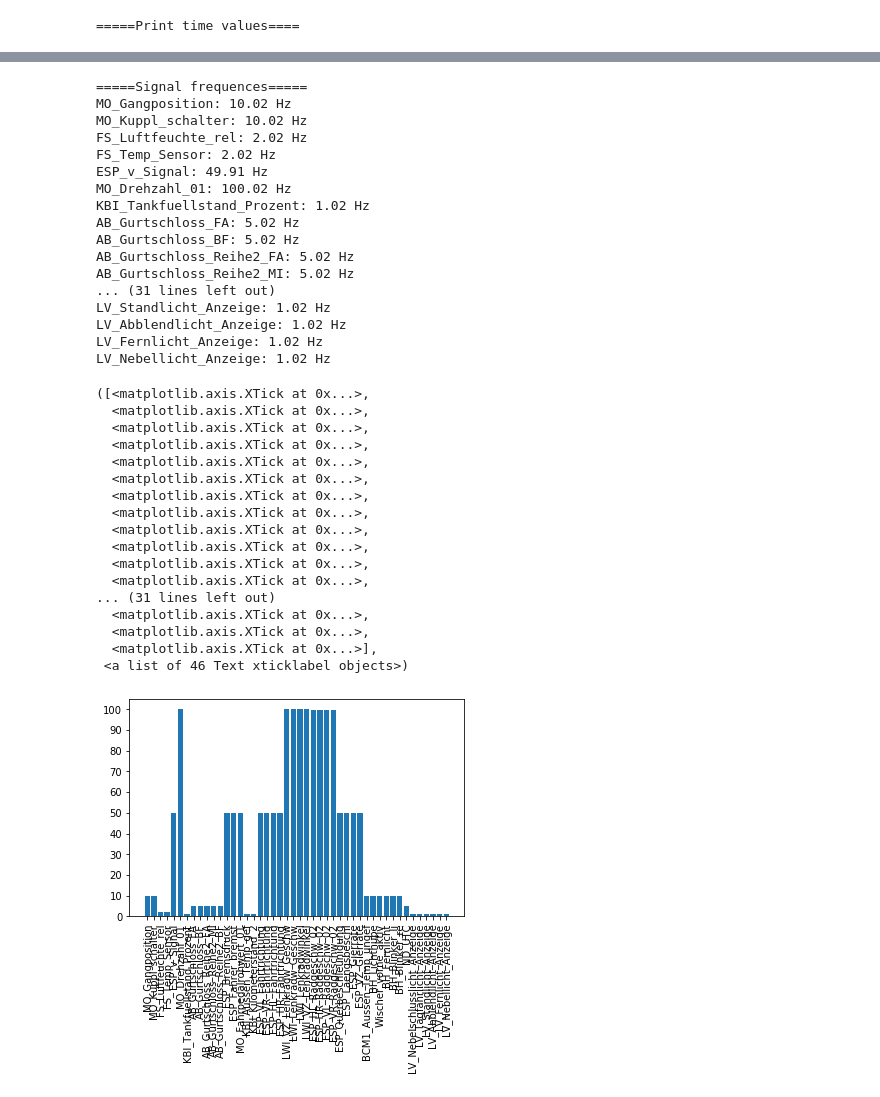
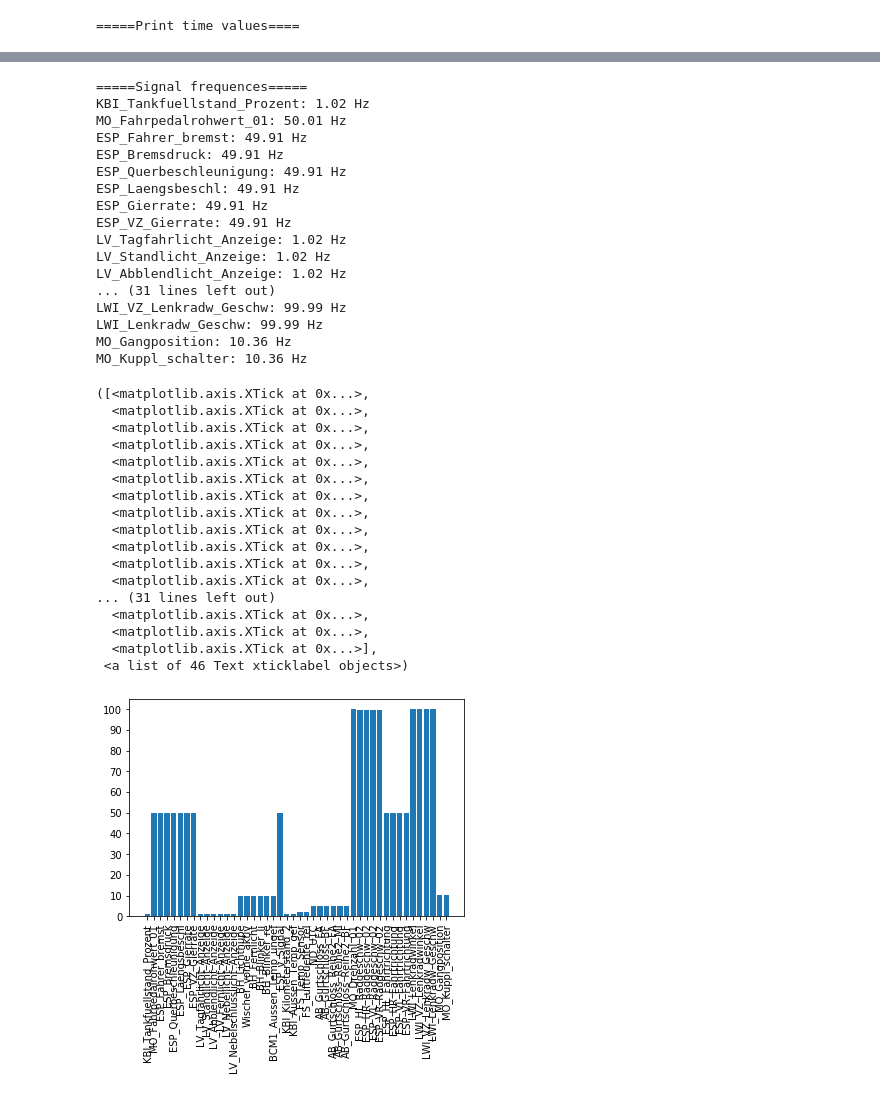
Before and after one commit to lecndav/MasterThesis, a Jupyter notebook: jupyter/InfosNCharts.ipynb, the cells around one changed output, grey strips where cells are left out. Saved outputs shown, nothing was run; the diff lists cells and outputs as text; code cells hidden in the pictures.

```diff
--- a/jupyter/InfosNCharts.ipynb
+++ b/jupyter/InfosNCharts.ipynb
@@ -192,51 +202,53 @@ for d in trips:
 # %%
 print('=====Signal frequences=====')
-file = os.listdir(mf4_input_path)[0]
+file = os.listdir(mf4_input_path)[1]
 mdf_file = MDF(os.path.join(mf4_input_path, file))
 signals = mdf_file.iter_channels(skip_master=True)
 sf = dict()
 for signal in signals:
+    if len(signal.timestamps) == 0:
+        continue
     f = len(signal.timestamps) / (signal.timestamps[-1] - signal.timestamps[0])
     sf[signal.name[5:]] = f
     print('%s: %.2f Hz' % (signal.name[5:], f))
 
 plt.figure(4)
 plt.bar(range(len(sf)), list(sf.values()), align='center')
 plt.yticks(np.arange(0, max(sf.values()), 10))
 plt.xticks(range(len(sf)), list(sf.keys()), rotation='vertical')
 # %% [output]
 =====Signal frequences=====
-MO_Gangposition: 10.02 Hz
-MO_Kuppl_schalter: 10.02 Hz
-FS_Luftfeuchte_rel: 2.02 Hz
-FS_Temp_Sensor: 2.02 Hz
-ESP_v_Signal: 49.91 Hz
-MO_Drehzahl_01: 100.02 Hz
 KBI_Tankfuellstand_Prozent: 1.02 Hz
-AB_Gurtschloss_FA: 5.02 Hz
-AB_Gurtschloss_BF: 5.02 Hz
-AB_Gurtschloss_Reihe2_FA: 5.02 Hz
-AB_Gurtschloss_Reihe2_MI: 5.02 Hz
-... (31 lines left out)
+MO_Fahrpedalrohwert_01: 50.01 Hz
+ESP_Fahrer_bremst: 49.91 Hz
+ESP_Bremsdruck: 49.91 Hz
+ESP_Querbeschleunigung: 49.91 Hz
+ESP_Laengsbeschl: 49.91 Hz
+ESP_Gierrate: 49.91 Hz
+ESP_VZ_Gierrate: 49.91 Hz
+LV_Tagfahrlicht_Anzeige: 1.02 Hz
 LV_Standlicht_Anzeige: 1.02 Hz
 LV_Abblendlicht_Anzeige: 1.02 Hz
-LV_Fernlicht_Anzeige: 1.02 Hz
-LV_Nebellicht_Anzeige: 1.02 Hz
+... (31 lines left out)
+LWI_VZ_Lenkradw_Geschw: 99.99 Hz
+LWI_Lenkradw_Geschw: 99.99 Hz
+MO_Gangposition: 10.36 Hz
+MO_Kuppl_schalter: 10.36 Hz
 ([<matplotlib.axis.XTick at 0x...>,
   <matplotlib.axis.XTick at 0x...>,
   <matplotlib.axis.XTick at 0x...>,
   <matplotlib.axis.XTick at 0x...>,
   <matplotlib.axis.XTick at 0x...>,
   <matplotlib.axis.XTick at 0x...>,
   <matplotlib.axis.XTick at 0x...>,
   <matplotlib.axis.XTick at 0x...>,
   <matplotlib.axis.XTick at 0x...>,
   <matplotlib.axis.XTick at 0x...>,
   <matplotlib.axis.XTick at 0x...>,
   <matplotlib.axis.XTick at 0x...>,
 ... (31 lines left out)
   <matplotlib.axis.XTick at 0x...>,
   <matplotlib.axis.XTick at 0x...>,
   <matplotlib.axis.XTick at 0x...>],
  <a list of 46 Text xticklabel objects>)
-[figure, old version]
+[figure, new version]
```
Also changed, not shown: parts of 5 cells of this notebook, 19 other files.
